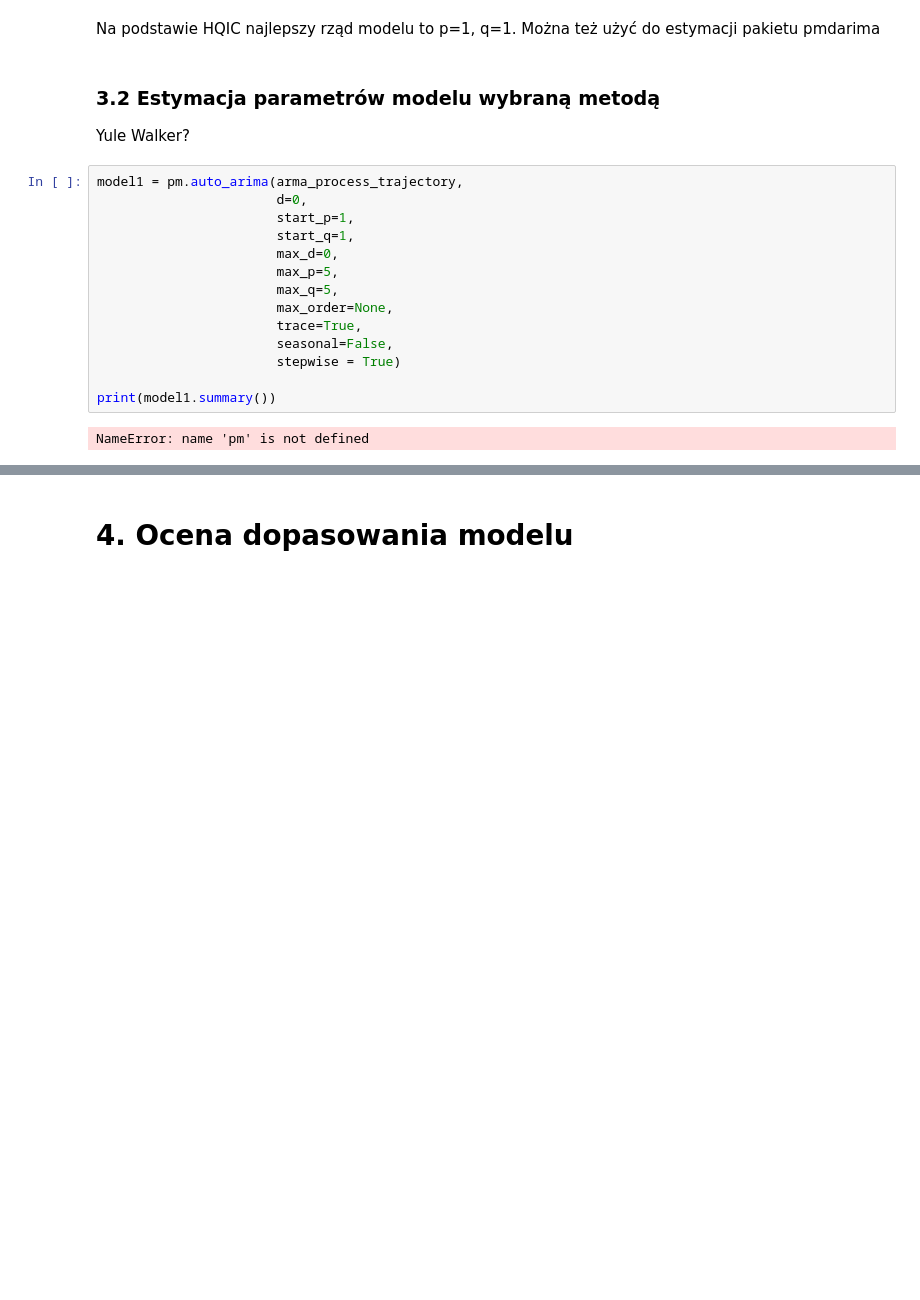
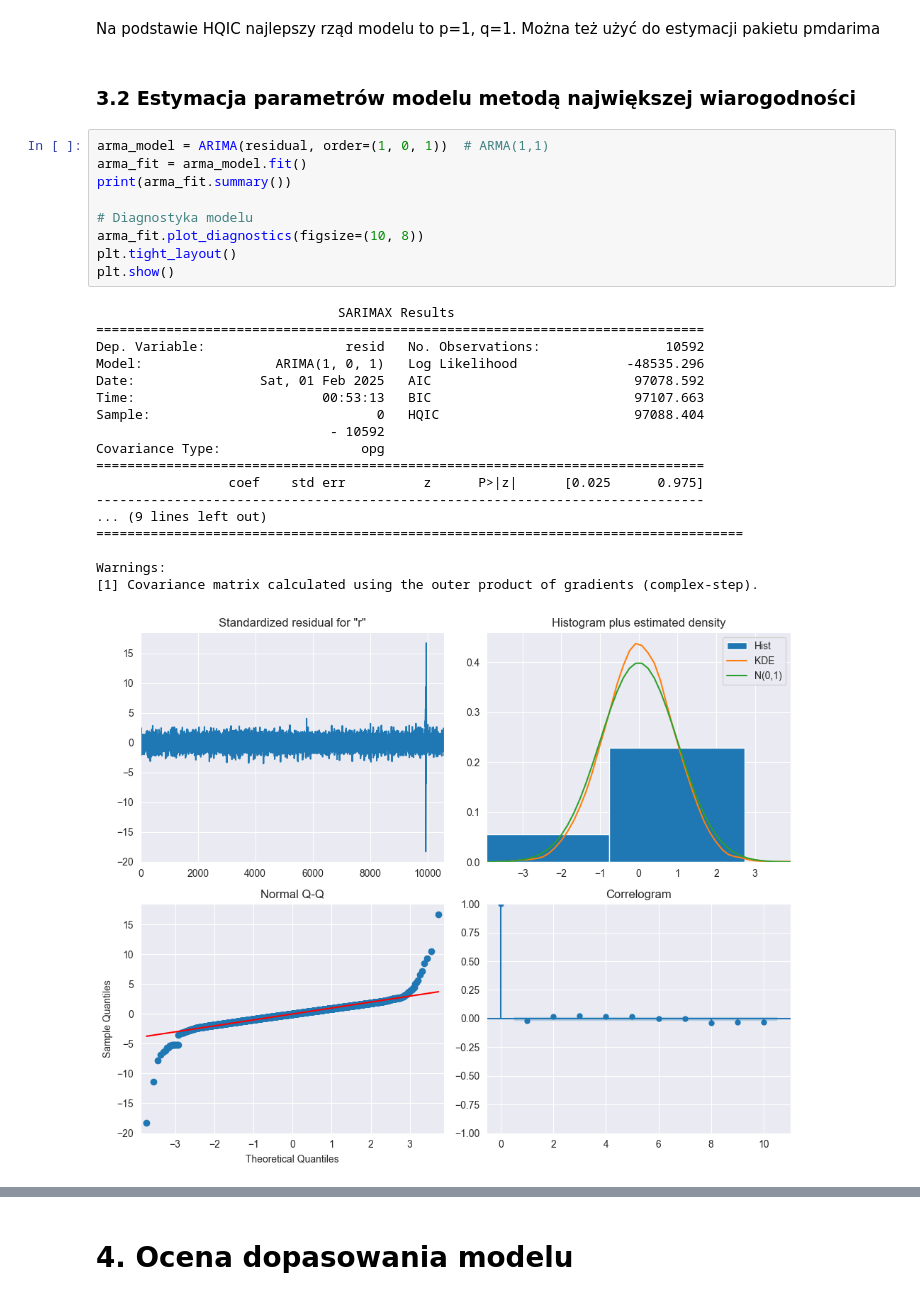
Before and after one commit to AmeliaBieda/Egg_Sales, a Jupyter notebook: raport.ipynb, the cells around one changed output, grey strips where cells are left out. Saved outputs shown, nothing was run; the diff lists cells and outputs as text; blank space fills up the shorter version.

```diff
--- a/raport.ipynb
+++ b/raport.ipynb
@@ -398,21 +400,32 @@ df.sort_values(by='HQIC').head(1)
 Na podstawie HQIC najlepszy rząd modelu to p=1, q=1.
 Można też użyć do estymacji pakietu pmdarima
 # %% [markdown]
-### 3.2 Estymacja parametrów modelu wybraną metodą
-Yule Walker?
+### 3.2 Estymacja parametrów modelu metodą największej wiarogodności
 # %%
-model1 = pm.auto_arima(arma_process_trajectory,
-                       d=0,
-                       start_p=1,
-                       start_q=1,
-                       max_d=0,
-                       max_p=5,
-                       max_q=5,
-                       max_order=None,
-                       trace=True,
-                       seasonal=False,
-                       stepwise = True)
+arma_model = ARIMA(residual, order=(1, 0, 1))  # ARMA(1,1)
+arma_fit = arma_model.fit()
+print(arma_fit.summary())
 
-print(model1.summary())
+# Diagnostyka modelu
+arma_fit.plot_diagnostics(figsize=(10, 8))
+plt.tight_layout()
+plt.show()
 # %% [output]
-NameError: name 'pm' is not defined
+                               SARIMAX Results
+==============================================================================
+Dep. Variable:                  resid   No. Observations:                10592
+Model:                 ARIMA(1, 0, 1)   Log Likelihood              -48535.296
+Date:                Sat, 01 Feb 2025   AIC                          97078.592
+Time:                        00:53:13   BIC                          97107.663
+Sample:                             0   HQIC                         97088.404
+                              - 10592
+Covariance Type:                  opg
+==============================================================================
+                 coef    std err          z      P>|z|      [0.025      0.975]
+------------------------------------------------------------------------------
+... (9 lines left out)
+===================================================================================
+
+Warnings:
+[1] Covariance matrix calculated using the outer product of gradients (complex-step).
+[figure, added]
```
Also changed, not shown: parts of 14 cells of this notebook, 2 other files.
